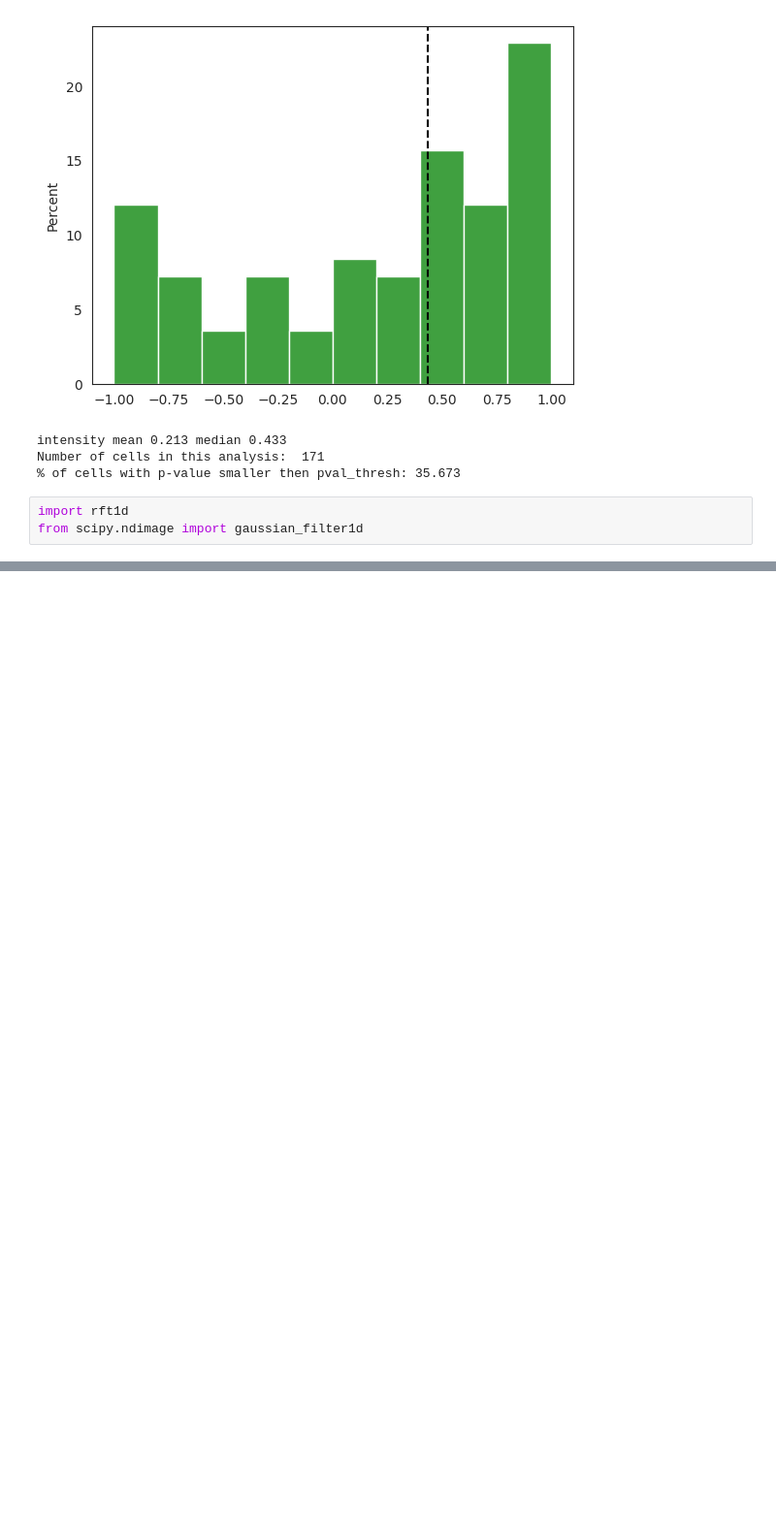
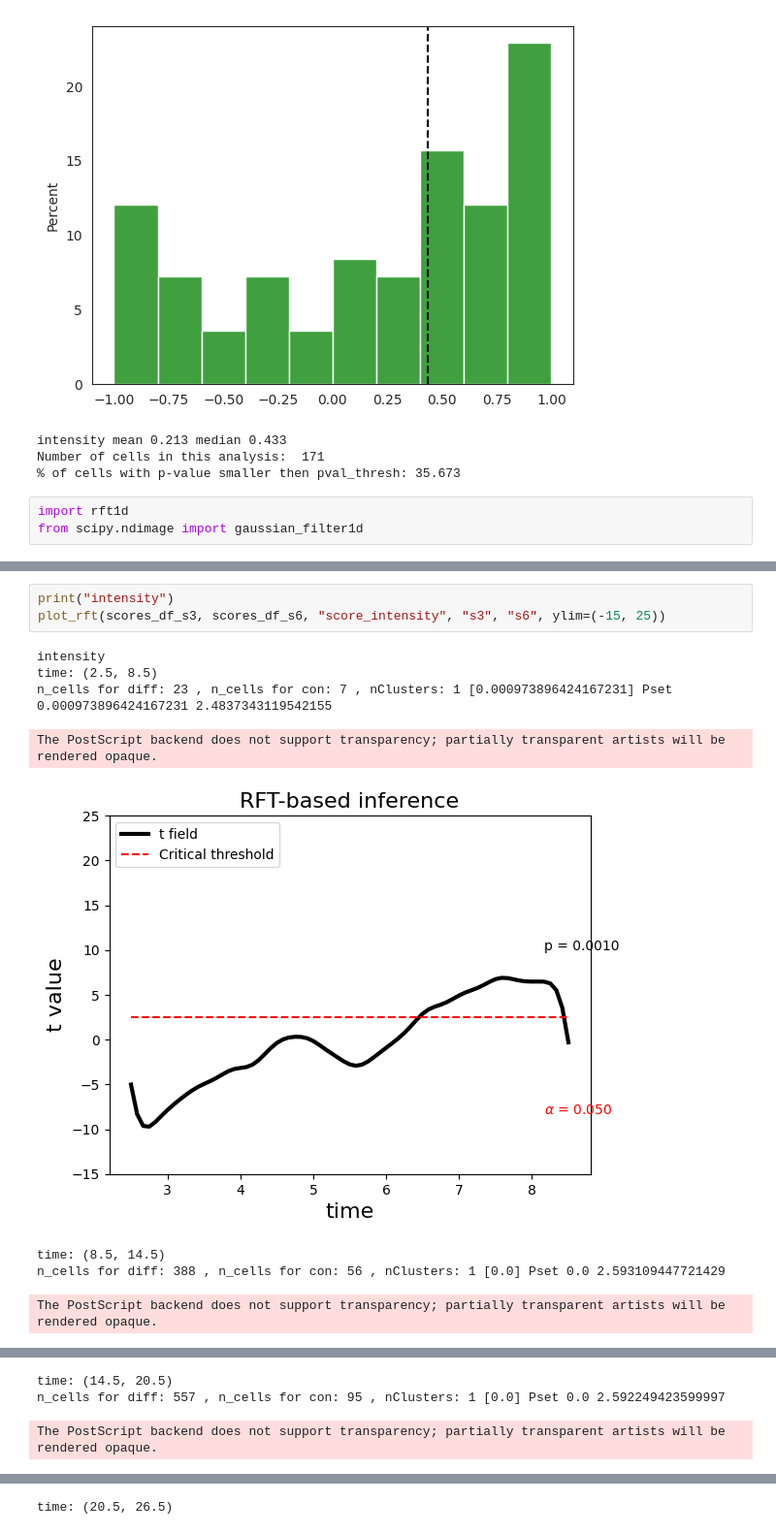
Before and after one commit to zaritskylab/muscle-formation-prediction, a Jupyter notebook: analysis/notebooks/figure_5.ipynb, the cells around one changed output, grey strips where cells are left out. Shown at 97% size. Cells and saved outputs as stored; diff of their text form; blank space fills up the shorter version.

```diff
--- a/analysis/notebooks/figure_5.ipynb
+++ b/analysis/notebooks/figure_5.ipynb
@@ -254 +258,13 @@ The PostScript backend does not support transparency; partially transparent arti
 time: (20.5, 26.5)
+# %%
+print("intensity")
+plot_rft(scores_df_s3, scores_df_s6, "score_intensity", "s3", "s6", ylim=(-15, 25))
+# %% [output]
+intensity
+time: (2.5, 8.5)
+n_cells for diff: 23 , n_cells for con: 7 , nClusters: 1 [0.000973896424167231] Pset 0.000973896424167231 2.4837343119542155
+The PostScript backend does not support transparency; partially transparent artists will be rendered opaque.
+[figure, added]
+time: (8.5, 14.5)
+n_cells for diff: 388 , n_cells for con: 56 , nClusters: 1 [0.0] Pset 0.0 2.593109447721429
+The PostScript backend does not support transparency; partially transparent artists will be rendered opaque.
@@ -254,0 +272,3 @@ time: (20.5, 26.5)
+time: (14.5, 20.5)
+n_cells for diff: 557 , n_cells for con: 95 , nClusters: 1 [0.0] Pset 0.0 2.592249423599997
+The PostScript backend does not support transparency; partially transparent artists will be rendered opaque.
@@ -255,3 +276,4 @@ time: (20.5, 26.5)
+time: (20.5, 26.5)
 # %%
 print("motility")
 plot_rft(scores_df_s6, scores_df_s8, "score_motility", "s6", "s8", ylim=(-5, 35))
```
Also changed, not shown: parts of 11 cells of this notebook.
